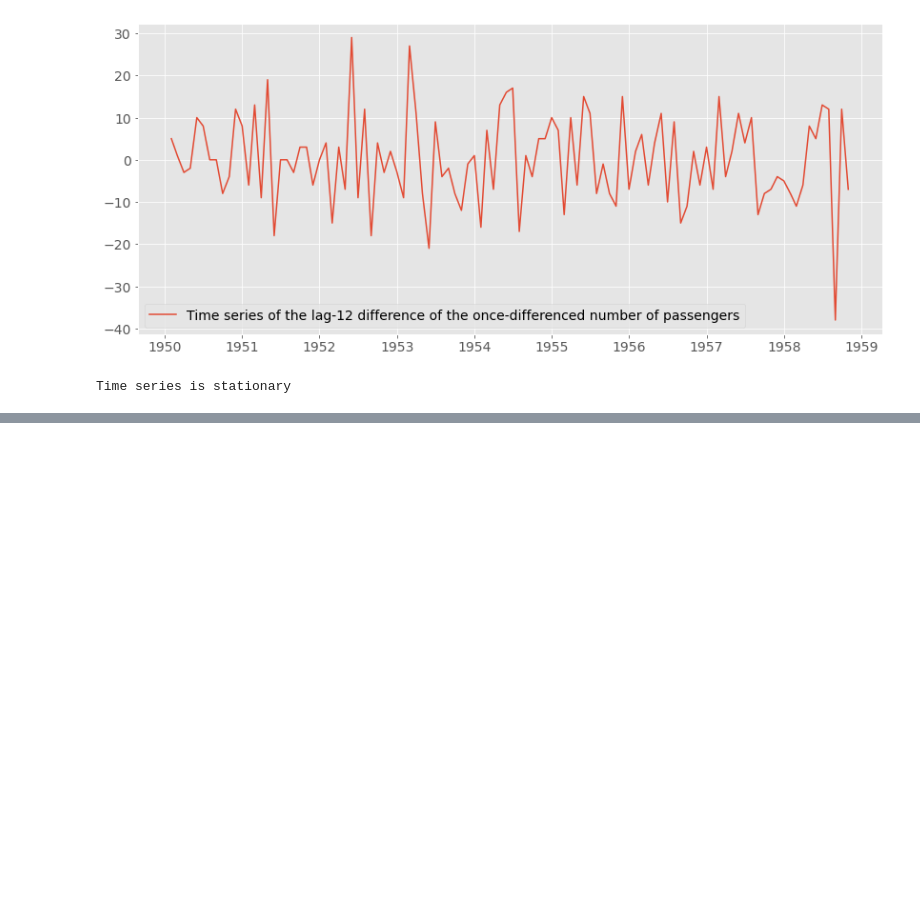
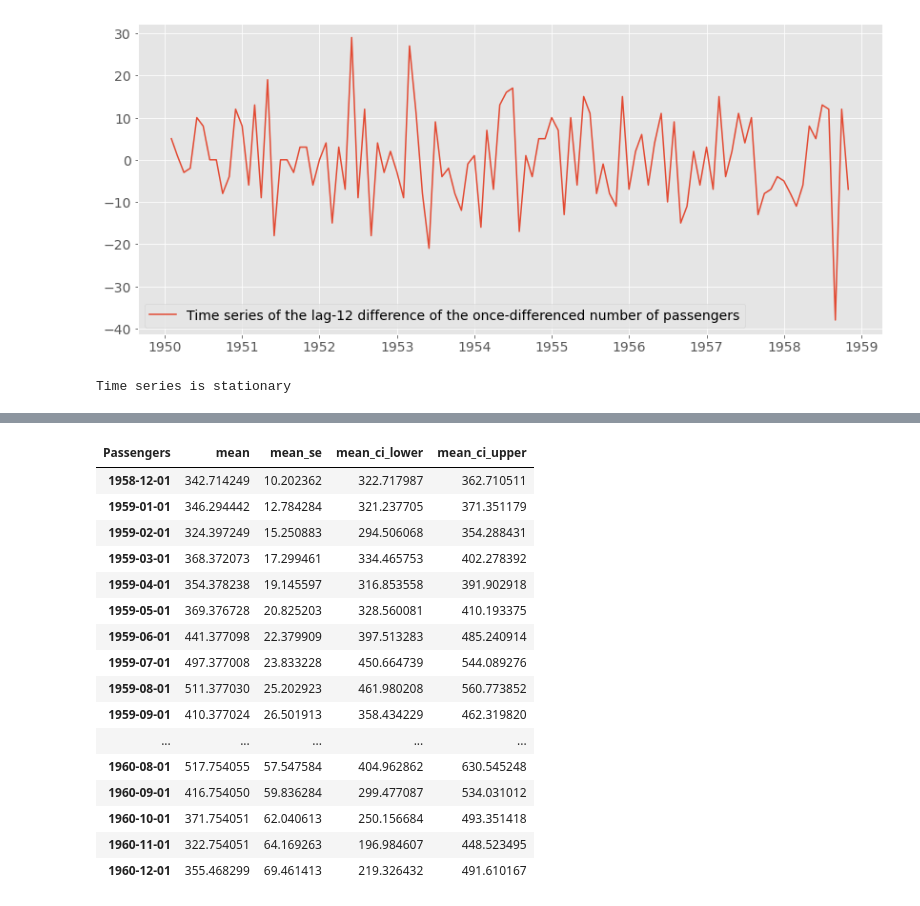
Before and after one commit to ashrafalaghbari/RetailSensei, a Jupyter notebook: Univariate_TS_modeling.ipynb, the cells around one changed output, grey strips where cells are left out. Cells and saved outputs as stored; diff of their text form; code cells hidden in the pictures; blank space fills up the shorter version.

```diff
--- a/Univariate_TS_modeling.ipynb
+++ b/Univariate_TS_modeling.ipynb
@@ -470 +472,22 @@ else:
 forecast_values = results.forecast(steps=len(test))
+# %%
+#prediction summary
+forecast_values.summary_frame()
+# %% [output]
+| Passengers | mean | mean_se | mean_ci_lower | mean_ci_upper |
+| 1958-12-01 | 342.714249 | 10.202362 | 322.717987 | 362.710511 |
+| 1959-01-01 | 346.294442 | 12.784284 | 321.237705 | 371.351179 |
+| 1959-02-01 | 324.397249 | 15.250883 | 294.506068 | 354.288431 |
+| 1959-03-01 | 368.372073 | 17.299461 | 334.465753 | 402.278392 |
+| 1959-04-01 | 354.378238 | 19.145597 | 316.853558 | 391.902918 |
+| 1959-05-01 | 369.376728 | 20.825203 | 328.560081 | 410.193375 |
+| 1959-06-01 | 441.377098 | 22.379909 | 397.513283 | 485.240914 |
+| 1959-07-01 | 497.377008 | 23.833228 | 450.664739 | 544.089276 |
+| 1959-08-01 | 511.377030 | 25.202923 | 461.980208 | 560.773852 |
+| 1959-09-01 | 410.377024 | 26.501913 | 358.434229 | 462.319820 |
+| ... | ... | ... | ... | ... |
+| 1960-08-01 | 517.754055 | 57.547584 | 404.962862 | 630.545248 |
+| 1960-09-01 | 416.754050 | 59.836284 | 299.477087 | 534.031012 |
+| 1960-10-01 | 371.754051 | 62.040613 | 250.156684 | 493.351418 |
+| 1960-11-01 | 322.754051 | 64.169263 | 196.984607 | 448.523495 |
+| 1960-12-01 | 355.468299 | 69.461413 | 219.326432 | 491.610167 |
```
Also changed, not shown: parts of 21 cells of this notebook.
